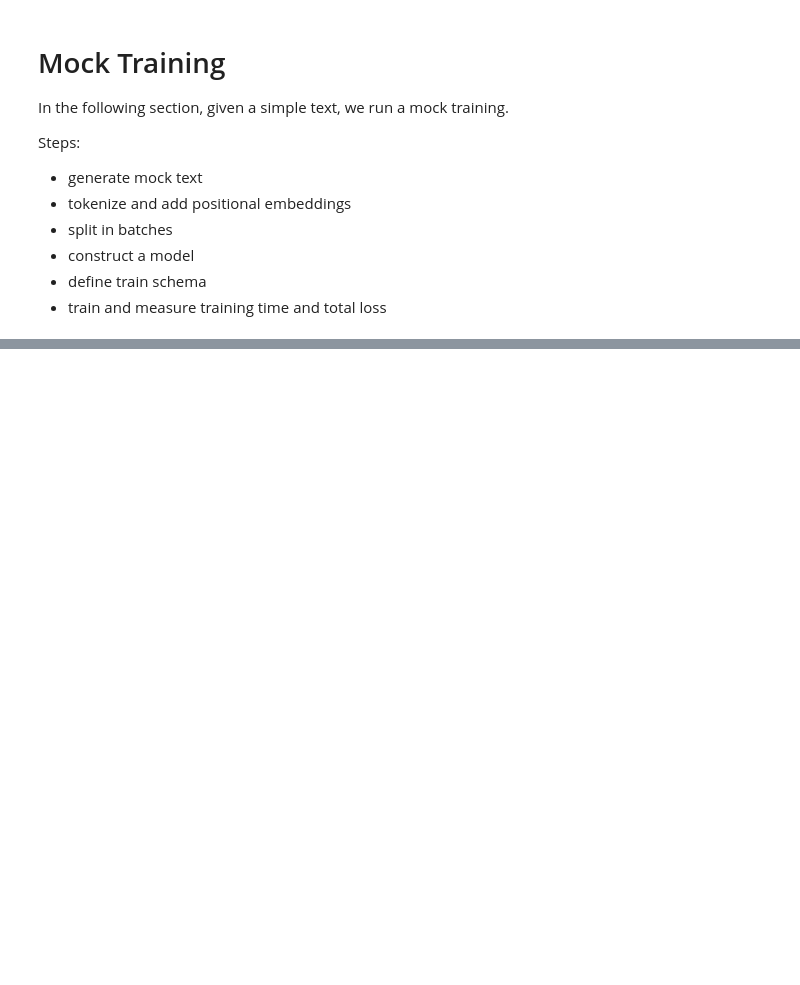
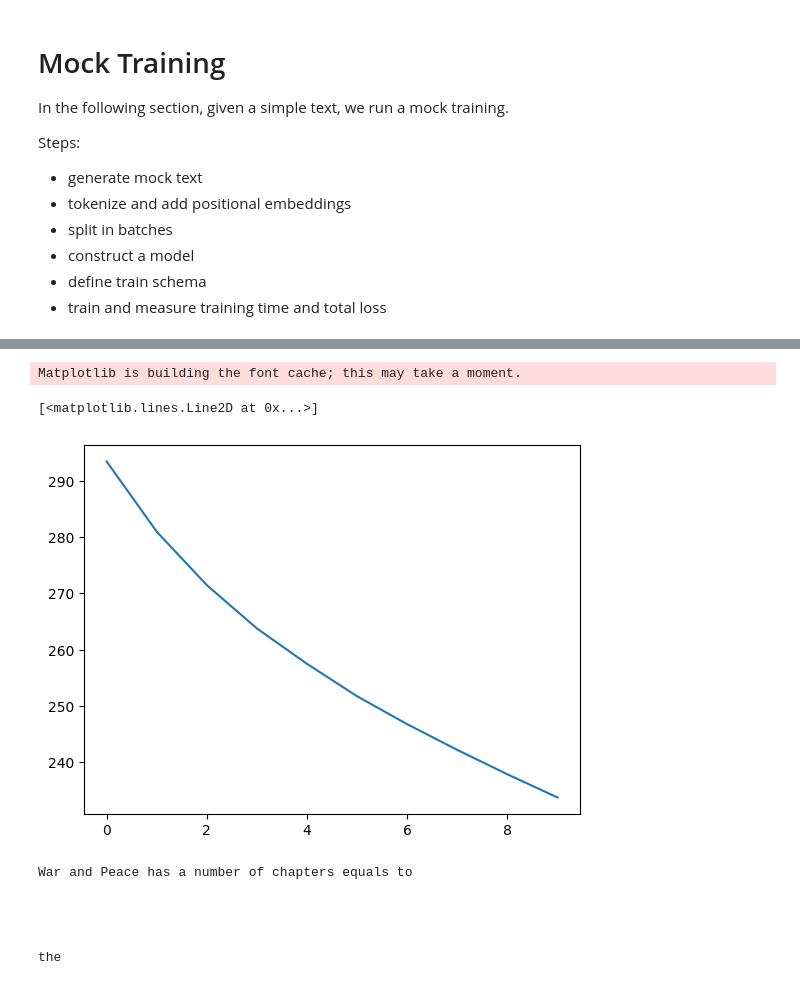
Before and after one commit to GabrieleRuggeri/Decoder, a Jupyter notebook: decoder-like-transformers.ipynb, the cells around one changed output, grey strips where cells are left out. Drawn from its saved outputs; the diff is of its cells as text; code cells hidden in the pictures; blank space fills up the shorter version.

```diff
--- a/decoder-like-transformers.ipynb
+++ b/decoder-like-transformers.ipynb
@@ -213,7 +213,7 @@ class TransformerDecoder(nn.Module):
                  mlp_ratio: float = MLP_RATIO,
                  dropout: float = DROPOUT,
                  num_embeddings: int = VOCAB_SIZE,
-                 max_seq_len: int = 2048
+                 max_seq_len: int = SEQ_LEN
                  ):  # Example vocab size for text models
         super().__init__()
 
@@ -287,0 +276,17 @@ with open("war_and_peace.txt", "r", encoding="utf-8") as f:
+# %%
+# Tokenize text
+l = len(mock_text)
+l = int(.5 * l)
+tokenized_text = tokenizer.encode(mock_text[l:])  # Limit to first 10,000 characters for speed
+vocab_size = VOCAB_SIZE
+
+# Chunk tokens into sequences of SEQ_LEN
+def create_sequences(tokens, seq_len = SEQ_LEN):
+    sequences = []
+    for i in range(0, len(tokens) - seq_len, seq_len):
+        seq = tokens[i:i + seq_len + 1]  # +1 for target
+        sequences.append(seq)
+    return sequences
+
+sequences = create_sequences(tokenized_text, SEQ_LEN)
+print(f"Created {len(sequences)} sequences of length {SEQ_LEN}")
@@ -287,0 +319,9 @@ with open("war_and_peace.txt", "r", encoding="utf-8") as f:
+# %%
+# Construct model
+model = TransformerDecoder(
+    num_layers=1,
+    max_seq_len=SEQ_LEN
+)
+criterion = nn.CrossEntropyLoss()
+# optimizer = optim.Adam(model.parameters(), lr=0.001)
+optimizer = optim.AdamW(model.parameters(), lr=0.001, weight_decay=0.01)
@@ -369,0 +389,4 @@ KeyboardInterrupt:
+# %%
+# Train the model
+loss = train_model(model, dataloader, criterion, optimizer, epochs=10)
+print(loss)
@@ -369,0 +395,8 @@ KeyboardInterrupt:
+# %%
+import matplotlib.pyplot as plt
+
+plt.plot(loss)
+# %% [output]
+Matplotlib is building the font cache; this may take a moment.
+[<matplotlib.lines.Line2D at 0x...>]
+[figure, added]
@@ -369,0 +439,11 @@ KeyboardInterrupt:
+# %%
+sentence = "War and Peace has a number of chapters equals to"
+result = predict_next_word(sentence)
+print(result)
+# %% [output]
+War and Peace has a number of chapters equals to
+
+
+
+
+the
```
Also changed, not shown: parts of 13 cells of this notebook, 1 other file.
